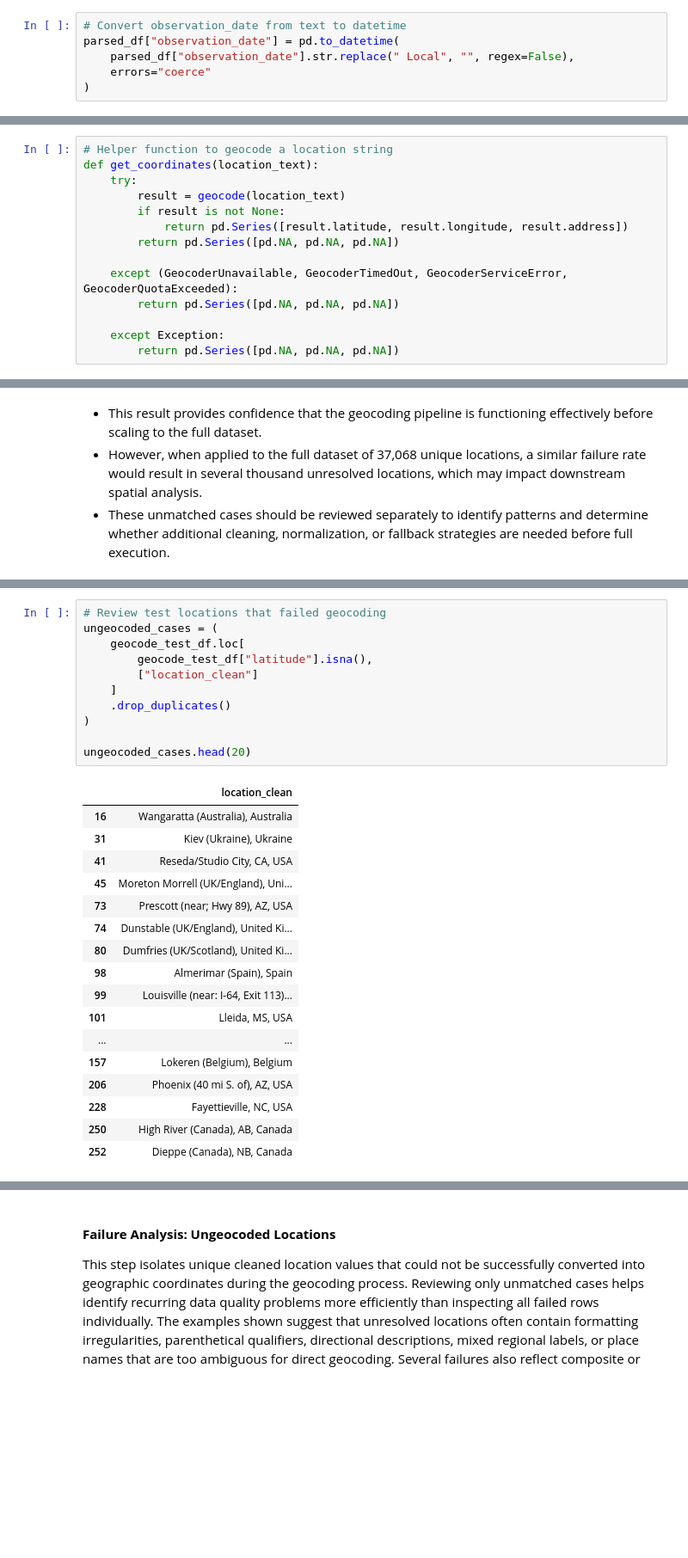
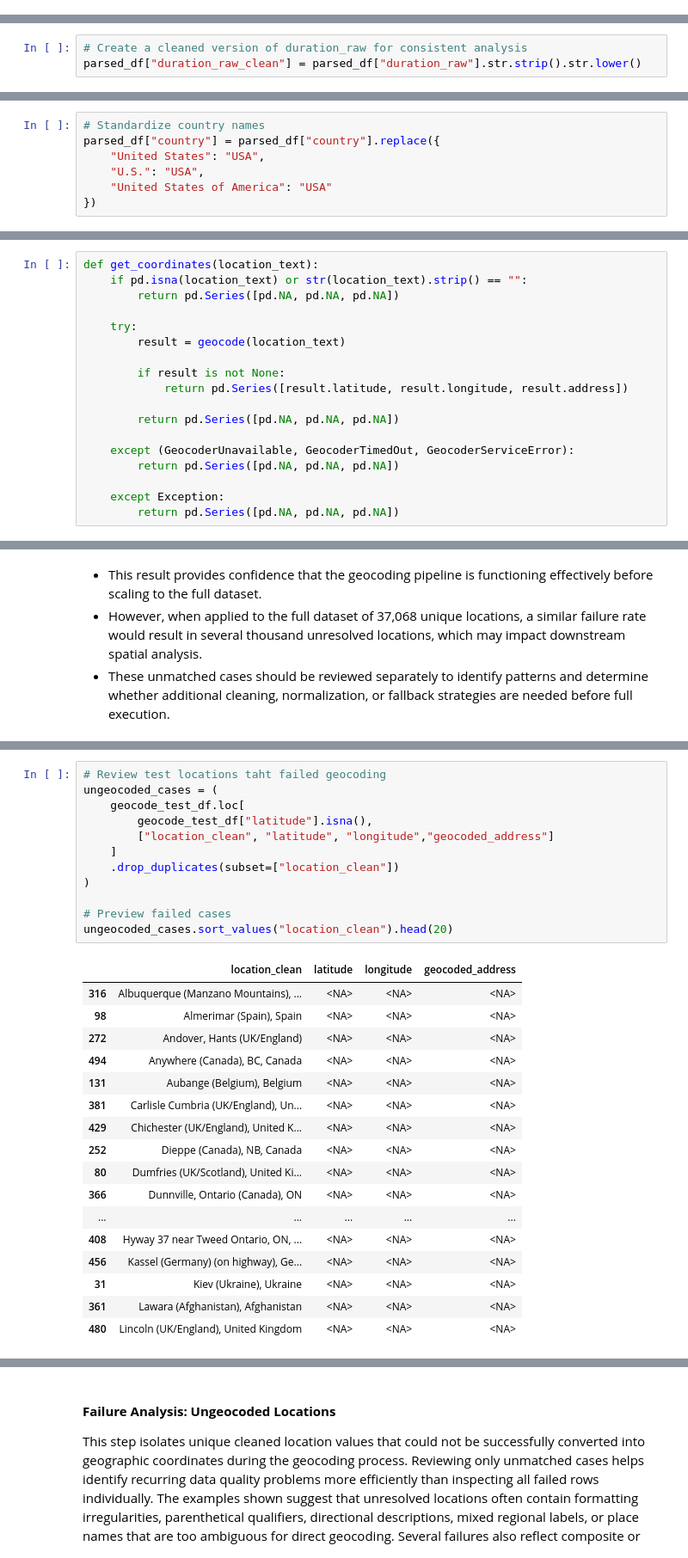
Before and after one commit to S9Den8/ufo-sightings-db, a Jupyter notebook: notebooks/nuforc_initial_exploration.ipynb, the cells around one changed output, grey strips where cells are left out. Shown at 86% size. Drawn from its saved outputs; the diff is of its cells as text; blank space fills up the shorter version.

Commit message:
Refractor geocoding pipeline and cleaning rules (Section 9-11)

```diff
--- a/notebooks/nuforc_initial_exploration.ipynb
+++ b/notebooks/nuforc_initial_exploration.ipynb
@@ -340,9 +407,3 @@ The 'observation_date' field is currently stored as text. Converting it to a dat
-# %%
-# Convert observation_date from text to datetime
-parsed_df["observation_date"] = pd.to_datetime(
-    parsed_df["observation_date"].str.replace(" Local", "", regex=False),
-    errors="coerce"
-)
 # %% [markdown]
 **Interpretation**:
 
@@ -530,6 +649,9 @@ def duration_to_seconds(duration_text):
 # %%
 # Create numeric duration field in seconds
 parsed_df["duration_seconds"] = parsed_df["duration_raw"].apply(duration_to_seconds)
+# %%
+# Create a cleaned version of duration_raw for consistent analysis
+parsed_df["duration_raw_clean"] = parsed_df["duration_raw"].str.strip().str.lower()
 # %%
 # Count how many duration values were successfully converted
 parsed_df["duration_seconds"].notna().sum()
@@ -835,6 +1039,13 @@ Name: count, dtype: int64
 - This step serves as a critical bridge between raw location text and downstream spatial analysis.
 # %% [markdown]
 ### 11.2. Create standardized location string
+# %%
+# Standardize country names
+parsed_df["country"] = parsed_df["country"].replace({
+    "United States": "USA",
+    "U.S.": "USA",
+    "United States of America": "USA"
+})
 # %%
 # Create a clean, standardized location string for geocoding (combine city, state, country)
 parsed_df["location_clean"] = (
@@ -994,15 +1205,19 @@ geocode = RateLimiter(
 # %% [markdown]
 ### 11.6. Define helper function
 # %%
-# Helper function to geocode a location string
 def get_coordinates(location_text):
+    if pd.isna(location_text) or str(location_text).strip() == "":
+        return pd.Series([pd.NA, pd.NA, pd.NA])
+
     try:
         result = geocode(location_text)
+
         if result is not None:
             return pd.Series([result.latitude, result.longitude, result.address])
+
         return pd.Series([pd.NA, pd.NA, pd.NA])
 
-    except (GeocoderUnavailable, GeocoderTimedOut, GeocoderServiceError, GeocoderQuotaExceeded):
+    except (GeocoderUnavailable, GeocoderTimedOut, GeocoderServiceError):
         return pd.Series([pd.NA, pd.NA, pd.NA])
 
     except Exception:
@@ -1173,29 +1551,30 @@ Missing test coordinates: 45 (9.00%)
 # %%
-# Review test locations that failed geocoding
+# Review test locations taht failed geocoding
 ungeocoded_cases = (
     geocode_test_df.loc[
         geocode_test_df["latitude"].isna(),
-        ["location_clean"]
+        ["location_clean", "latitude", "longitude","geocoded_address"]
     ]
-    .drop_duplicates()
+    .drop_duplicates(subset=["location_clean"])
 )
 
-ungeocoded_cases.head(20)
+# Preview failed cases
+ungeocoded_cases.sort_values("location_clean").head(20)
 # %% [output]
-|  | location_clean |
-| 16 | Wangaratta (Australia), Australia |
-| 31 | Kiev (Ukraine), Ukraine |
-| 41 | Reseda/Studio City, CA, USA |
-| 45 | Moreton Morrell (UK/England), Uni... |
-| 73 | Prescott (near; Hwy 89), AZ, USA |
-| 74 | Dunstable (UK/England), United Ki... |
-| 80 | Dumfries (UK/Scotland), United Ki... |
-| 98 | Almerimar (Spain), Spain |
-| 99 | Louisville (near: I-64, Exit 113)... |
-| 101 | Lleida, MS, USA |
-| ... | ... |
-| 157 | Lokeren (Belgium), Belgium |
-| 206 | Phoenix (40 mi S. of), AZ, USA |
-| 228 | Fayettieville, NC, USA |
-| 250 | High River (Canada), AB, Canada |
-| 252 | Dieppe (Canada), NB, Canada |
+|  | location_clean | latitude | longitude | geocoded_address |
+| 316 | Albuquerque (Manzano Mountains), ... | <NA> | <NA> | <NA> |
+| 98 | Almerimar (Spain), Spain | <NA> | <NA> | <NA> |
+| 272 | Andover, Hants (UK/England) | <NA> | <NA> | <NA> |
+| 494 | Anywhere (Canada), BC, Canada | <NA> | <NA> | <NA> |
+| 131 | Aubange (Belgium), Belgium | <NA> | <NA> | <NA> |
+| 381 | Carlisle Cumbria (UK/England), Un... | <NA> | <NA> | <NA> |
+| 429 | Chichester (UK/England), United K... | <NA> | <NA> | <NA> |
+| 252 | Dieppe (Canada), NB, Canada | <NA> | <NA> | <NA> |
+| 80 | Dumfries (UK/Scotland), United Ki... | <NA> | <NA> | <NA> |
+| 366 | Dunnville, Ontario (Canada), ON | <NA> | <NA> | <NA> |
+| ... | ... | ... | ... | ... |
+| 408 | Hyway 37 near Tweed Ontario, ON, ... | <NA> | <NA> | <NA> |
+| 456 | Kassel (Germany) (on highway), Ge... | <NA> | <NA> | <NA> |
+| 31 | Kiev (Ukraine), Ukraine | <NA> | <NA> | <NA> |
+| 361 | Lawara (Afghanistan), Afghanistan | <NA> | <NA> | <NA> |
+| 480 | Lincoln (UK/England), United Kingdom | <NA> | <NA> | <NA> |
```
Also changed, not shown: parts of 99 cells of this notebook, 1 other file.
